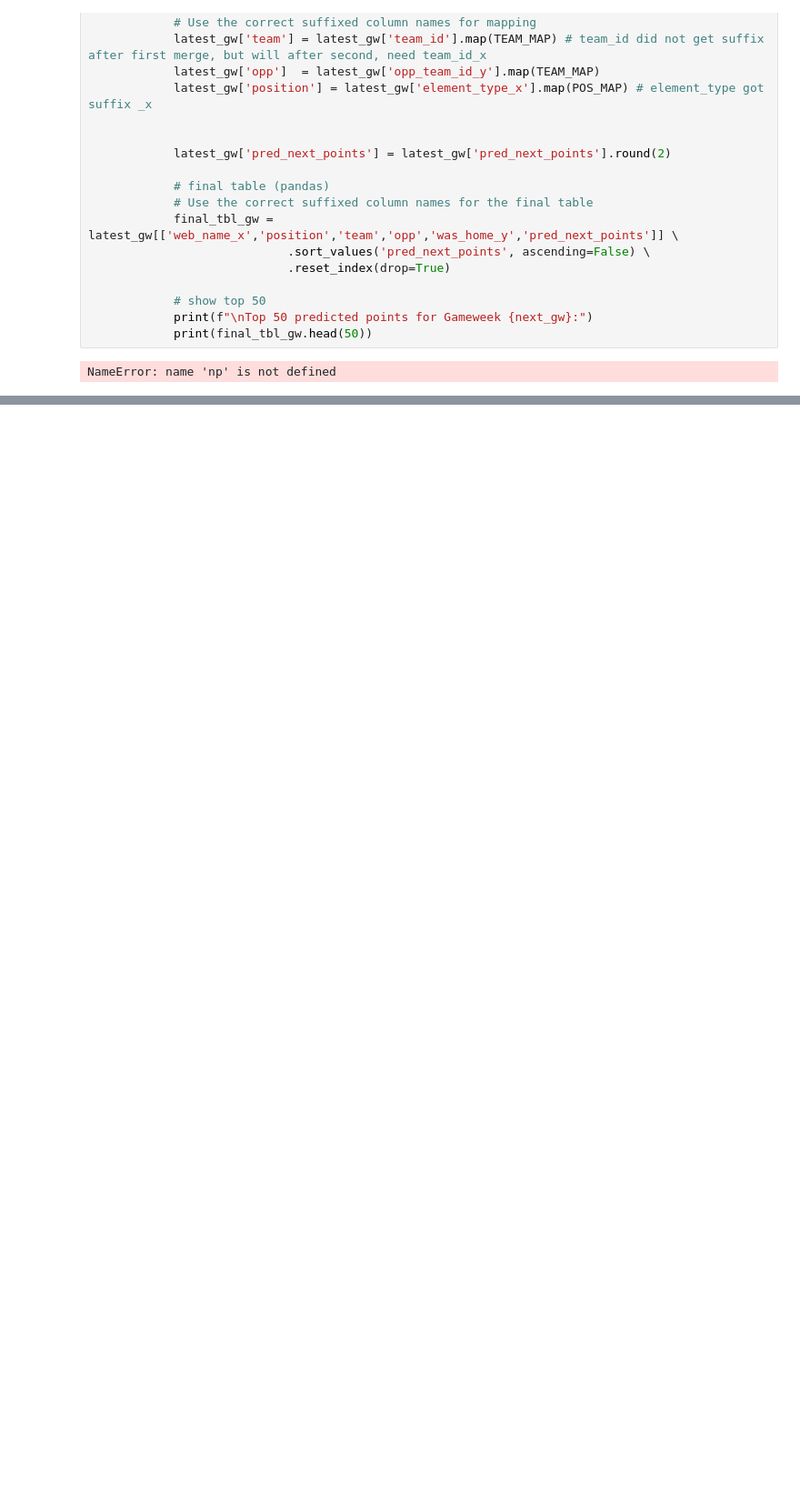
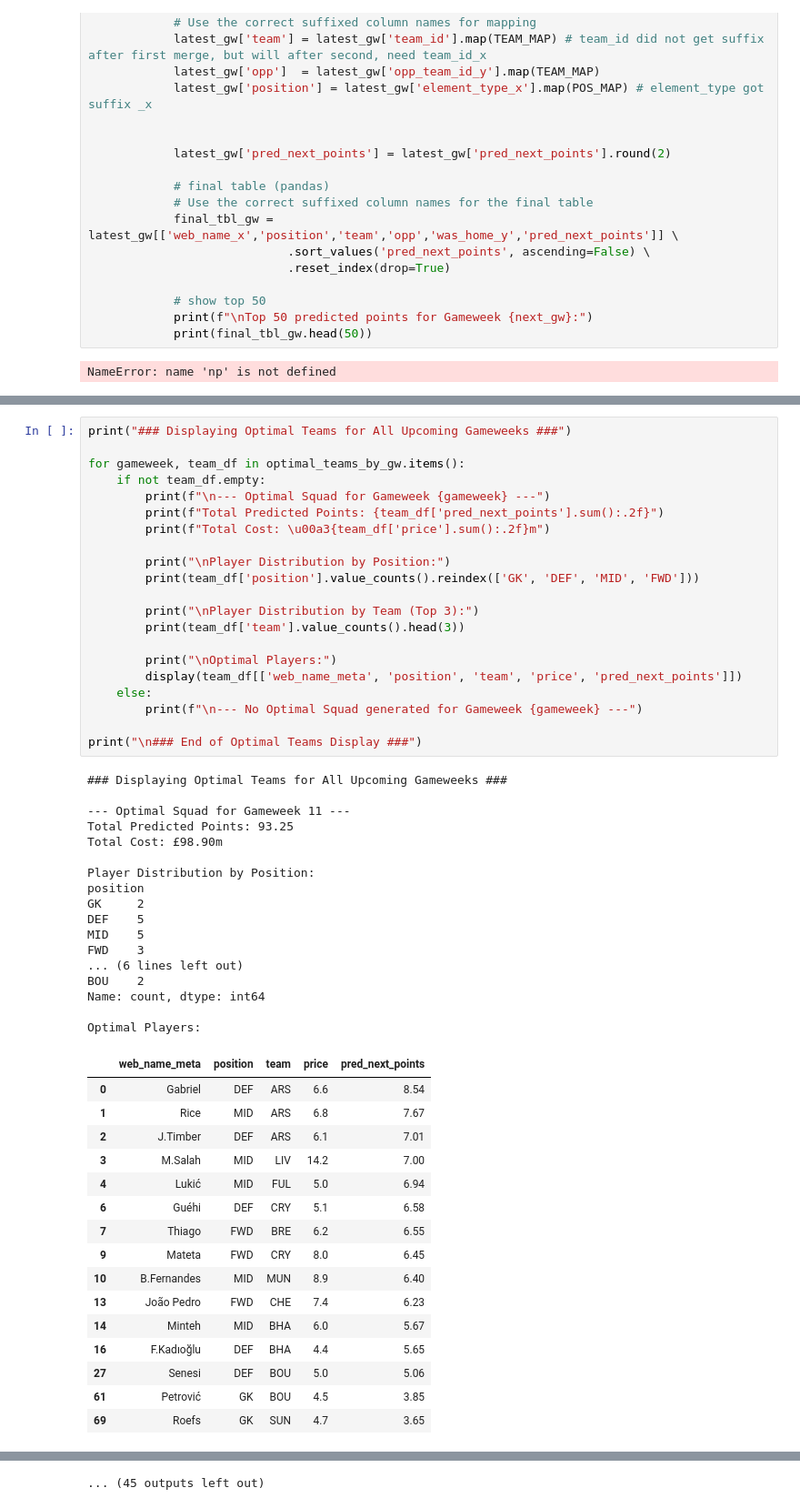
Before and after one commit to husainal1/fpl-player-performance-prediction, a Jupyter notebook: Predicting_EPL_Player_Performance.ipynb, the cells around one changed output, grey strips where cells are left out. Shown at 91% size. Cells and saved outputs as stored; diff of their text form; blank space fills up the shorter version.

```diff
--- a/Predicting_EPL_Player_Performance.ipynb
+++ b/Predicting_EPL_Player_Performance.ipynb
@@ -2815,0 +3446,55 @@ Top 50 predicted points for Gameweek 15:
+# %%
+print("### Displaying Optimal Teams for All Upcoming Gameweeks ###")
+
+for gameweek, team_df in optimal_teams_by_gw.items():
+    if not team_df.empty:
+        print(f"\n--- Optimal Squad for Gameweek {gameweek} ---")
+        print(f"Total Predicted Points: {team_df['pred_next_points'].sum():.2f}")
+        print(f"Total Cost: \u00a3{team_df['price'].sum():.2f}m")
+
+        print("\nPlayer Distribution by Position:")
+        print(team_df['position'].value_counts().reindex(['GK', 'DEF', 'MID', 'FWD']))
+
+        print("\nPlayer Distribution by Team (Top 3):")
+        print(team_df['team'].value_counts().head(3))
+
+        print("\nOptimal Players:")
+        display(team_df[['web_name_meta', 'position', 'team', 'price', 'pred_next_points']])
+    else:
+        print(f"\n--- No Optimal Squad generated for Gameweek {gameweek} ---")
+
+print("\n### End of Optimal Teams Display ###")
+# %% [output]
+### Displaying Optimal Teams for All Upcoming Gameweeks ###
+
+--- Optimal Squad for Gameweek 11 ---
+Total Predicted Points: 93.25
+Total Cost: £98.90m
+
+Player Distribution by Position:
+position
+GK     2
+DEF    5
+MID    5
+FWD    3
+... (6 lines left out)
+BOU    2
+Name: count, dtype: int64
+
+Optimal Players:
+|  | web_name_meta | position | team | price | pred_next_points |
+| 0 | Gabriel | DEF | ARS | 6.6 | 8.54 |
+| 1 | Rice | MID | ARS | 6.8 | 7.67 |
+| 2 | J.Timber | DEF | ARS | 6.1 | 7.01 |
+| 3 | M.Salah | MID | LIV | 14.2 | 7.00 |
+| 4 | Lukić | MID | FUL | 5.0 | 6.94 |
+| 6 | Guéhi | DEF | CRY | 5.1 | 6.58 |
+| 7 | Thiago | FWD | BRE | 6.2 | 6.55 |
+| 9 | Mateta | FWD | CRY | 8.0 | 6.45 |
+| 10 | B.Fernandes | MID | MUN | 8.9 | 6.40 |
+| 13 | João Pedro | FWD | CHE | 7.4 | 6.23 |
+| 14 | Minteh | MID | BHA | 6.0 | 5.67 |
+| 16 | F.Kadıoğlu | DEF | BHA | 4.4 | 5.65 |
+| 27 | Senesi | DEF | BOU | 5.0 | 5.06 |
+| 61 | Petrović | GK | BOU | 4.5 | 3.85 |
+| 69 | Roefs | GK | SUN | 4.7 | 3.65 |
@@ -2815,0 +3681 @@ Top 50 predicted points for Gameweek 15:
+... (45 outputs left out)
```
Also changed, not shown: parts of 14 cells of this notebook.
